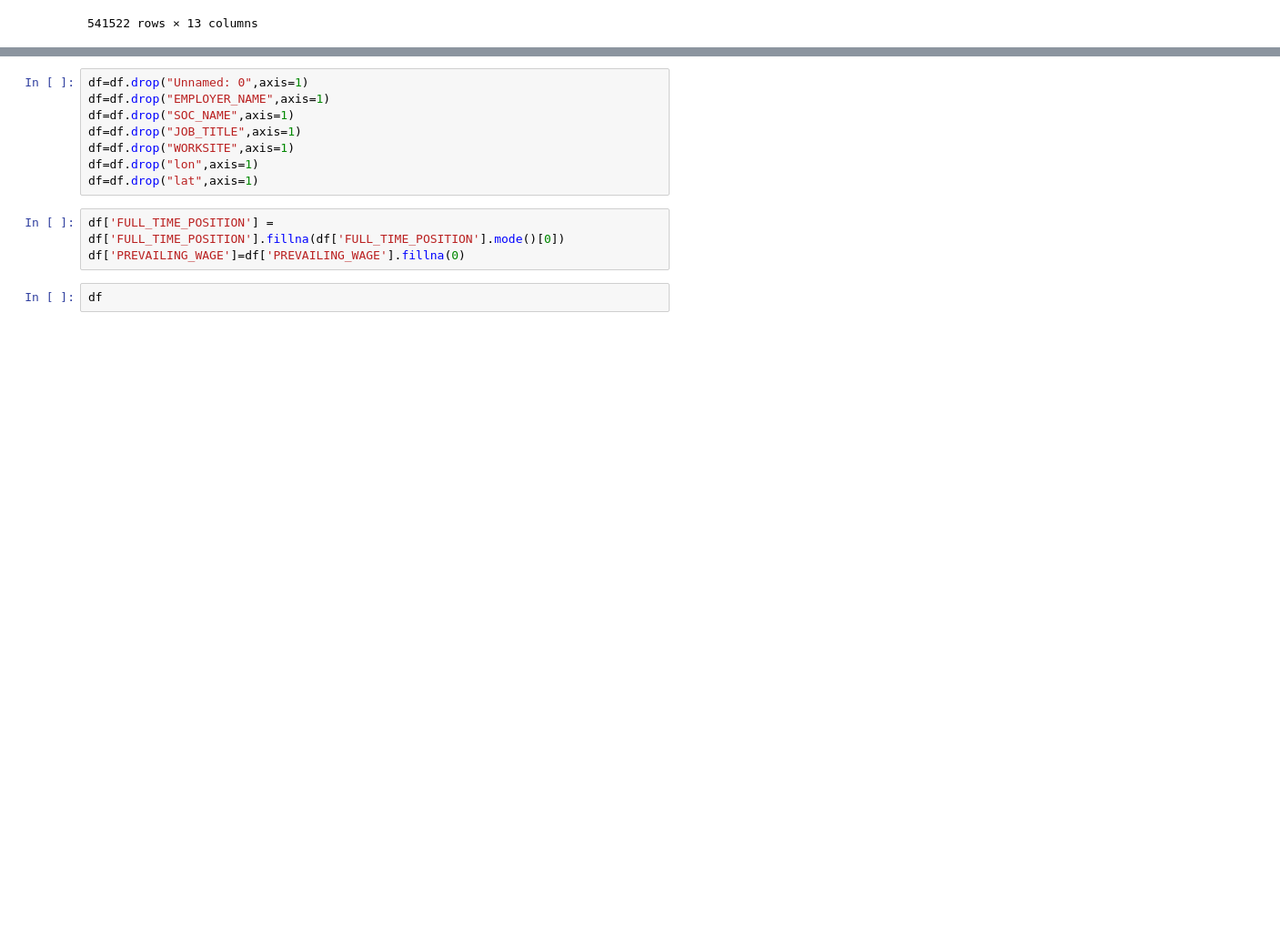
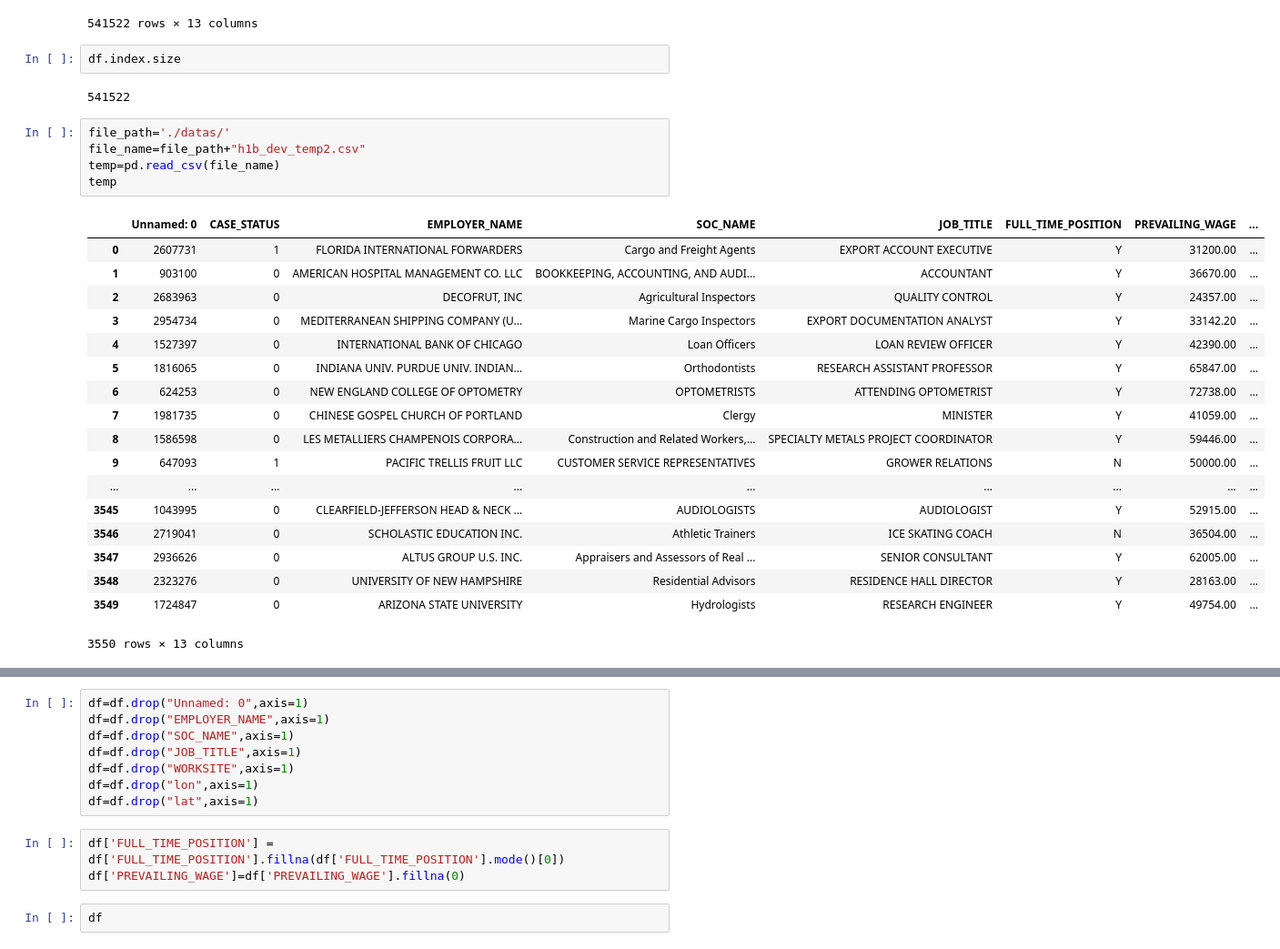
Before and after one commit to Ryulth/H1B_Visa_prediction_kaggle, a Jupyter notebook: data_preprocessing.ipynb, the cells around one changed output, grey strips where cells are left out. Shown: that part at 91% size. Cells and saved outputs as stored; diff of their text form; blank space fills up the shorter version.

```diff
--- a/data_preprocessing.ipynb
+++ b/data_preprocessing.ipynb
@@ -48,3 +48,31 @@ df
 | 541520 | 2247374 | 1 | CHRISTOPHER COLEMAN | Interior Designers | INTERIOR DESIGNER | Y | 42765.0 | ... |
 | 541521 | 400077 | 0 | ALLIANCEBERNSTEIN L.P. | SOFTWARE DEVELOPERS, APPLICATIONS | AO, BUSINESS ANALYST | Y | 90813.0 | ... |
 541522 rows × 13 columns
+# %%
+df.index.size
+# %% [output]
+541522
+# %%
+file_path='./datas/'
+file_name=file_path+"h1b_dev_temp2.csv"
+temp=pd.read_csv(file_name)
+temp
+# %% [output]
+|  | Unnamed: 0 | CASE_STATUS | EMPLOYER_NAME | SOC_NAME | JOB_TITLE | FULL_TIME_POSITION | PREVAILING_WAGE | ... |
+| 0 | 2607731 | 1 | FLORIDA INTERNATIONAL FORWARDERS | Cargo and Freight Agents | EXPORT ACCOUNT EXECUTIVE | Y | 31200.00 | ... |
+| 1 | 903100 | 0 | AMERICAN HOSPITAL MANAGEMENT CO. LLC | BOOKKEEPING, ACCOUNTING, AND AUDI... | ACCOUNTANT | Y | 36670.00 | ... |
+| 2 | 2683963 | 0 | DECOFRUT, INC | Agricultural Inspectors | QUALITY CONTROL | Y | 24357.00 | ... |
+| 3 | 2954734 | 0 | MEDITERRANEAN SHIPPING COMPANY (U... | Marine Cargo Inspectors | EXPORT DOCUMENTATION ANALYST | Y | 33142.20 | ... |
+| 4 | 1527397 | 0 | INTERNATIONAL BANK OF CHICAGO | Loan Officers | LOAN REVIEW OFFICER | Y | 42390.00 | ... |
+| 5 | 1816065 | 0 | INDIANA UNIV. PURDUE UNIV. INDIAN... | Orthodontists | RESEARCH ASSISTANT PROFESSOR | Y | 65847.00 | ... |
+| 6 | 624253 | 0 | NEW ENGLAND COLLEGE OF OPTOMETRY | OPTOMETRISTS | ATTENDING OPTOMETRIST | Y | 72738.00 | ... |
+| 7 | 1981735 | 0 | CHINESE GOSPEL CHURCH OF PORTLAND | Clergy | MINISTER | Y | 41059.00 | ... |
+| 8 | 1586598 | 0 | LES METALLIERS CHAMPENOIS CORPORA... | Construction and Related Workers,... | SPECIALTY METALS PROJECT COORDINATOR | Y | 59446.00 | ... |
+| 9 | 647093 | 1 | PACIFIC TRELLIS FRUIT LLC | CUSTOMER SERVICE REPRESENTATIVES | GROWER RELATIONS | N | 50000.00 | ... |
+| ... | ... | ... | ... | ... | ... | ... | ... | ... |
+| 3545 | 1043995 | 0 | CLEARFIELD-JEFFERSON HEAD & NECK ... | AUDIOLOGISTS | AUDIOLOGIST | Y | 52915.00 | ... |
+| 3546 | 2719041 | 0 | SCHOLASTIC EDUCATION INC. | Athletic Trainers | ICE SKATING COACH | N | 36504.00 | ... |
+| 3547 | 2936626 | 0 | ALTUS GROUP U.S. INC. | Appraisers and Assessors of Real ... | SENIOR CONSULTANT | Y | 62005.00 | ... |
+| 3548 | 2323276 | 0 | UNIVERSITY OF NEW HAMPSHIRE | Residential Advisors | RESIDENCE HALL DIRECTOR | Y | 28163.00 | ... |
+| 3549 | 1724847 | 0 | ARIZONA STATE UNIVERSITY | Hydrologists | RESEARCH ENGINEER | Y | 49754.00 | ... |
+3550 rows × 13 columns
```
Also changed, not shown: parts of 5 cells of this notebook, 10 other files.
